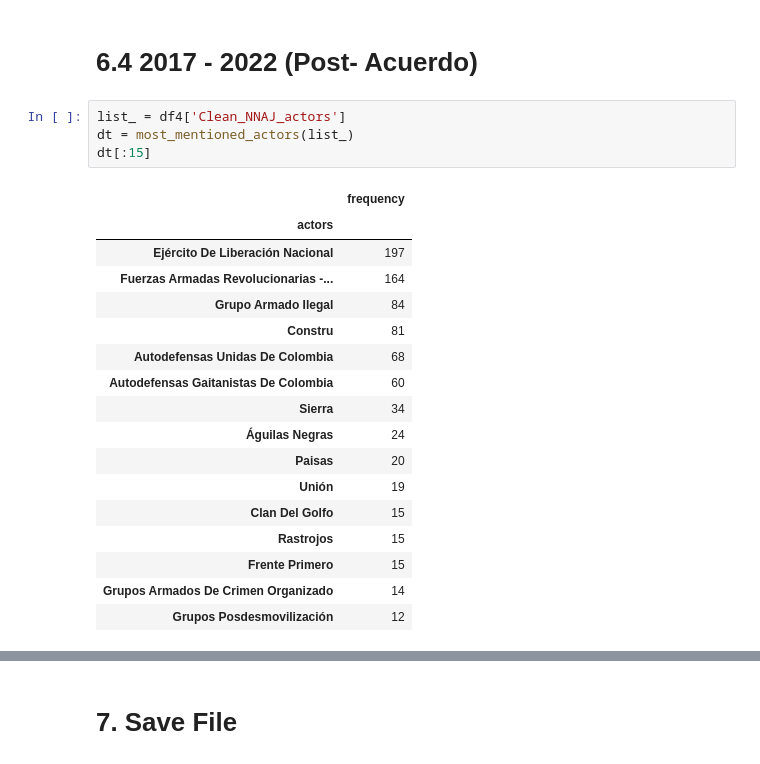
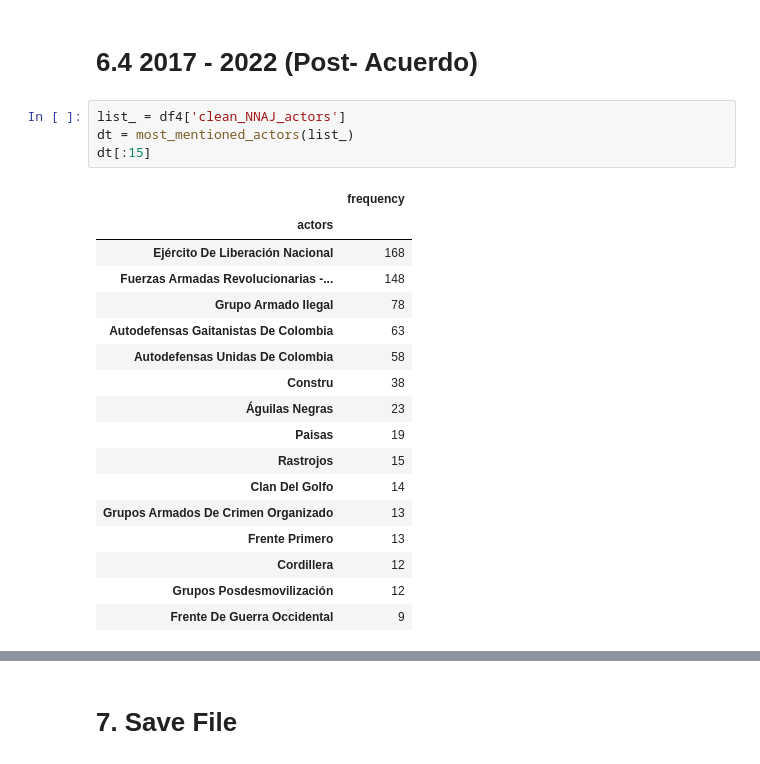
Before and after one commit to ylizama/alertas_colombia, a Jupyter notebook: 17_Actors_Timeline_Report2.0.ipynb, the cells around one changed output, grey strips where cells are left out. Cells and saved outputs as stored; diff of their text form.

Commit message:
Actores del Conflicto Reporte

```diff
--- a/17_Actors_Timeline_Report2.0.ipynb
+++ b/17_Actors_Timeline_Report2.0.ipynb
@@ -138,24 +225,24 @@ dt[:15]
 # %% [markdown]
 # 6.4 2017 - 2022 (Post- Acuerdo)
 # %%
-list_ = df4['Clean_NNAJ_actors']
+list_ = df4['clean_NNAJ_actors']
 dt = most_mentioned_actors(list_)
 dt[:15]
 # %% [output]
 |  | frequency |
 | actors |  |
-| Ejército De Liberación Nacional | 197 |
-| Fuerzas Armadas Revolucionarias -... | 164 |
-| Grupo Armado Ilegal | 84 |
-| Constru | 81 |
-| Autodefensas Unidas De Colombia | 68 |
-| Autodefensas Gaitanistas De Colombia | 60 |
-| Sierra | 34 |
-| Águilas Negras | 24 |
-| Paisas | 20 |
-| Unión | 19 |
-| Clan Del Golfo | 15 |
+| Ejército De Liberación Nacional | 168 |
+| Fuerzas Armadas Revolucionarias -... | 148 |
+| Grupo Armado Ilegal | 78 |
+| Autodefensas Gaitanistas De Colombia | 63 |
+| Autodefensas Unidas De Colombia | 58 |
+| Constru | 38 |
+| Águilas Negras | 23 |
+| Paisas | 19 |
 | Rastrojos | 15 |
-| Frente Primero | 15 |
-| Grupos Armados De Crimen Organizado | 14 |
+| Clan Del Golfo | 14 |
+| Grupos Armados De Crimen Organizado | 13 |
+| Frente Primero | 13 |
+| Cordillera | 12 |
 | Grupos Posdesmovilización | 12 |
+| Frente De Guerra Occidental | 9 |
```
Also changed, not shown: parts of 18 cells of this notebook, 5 other files.
